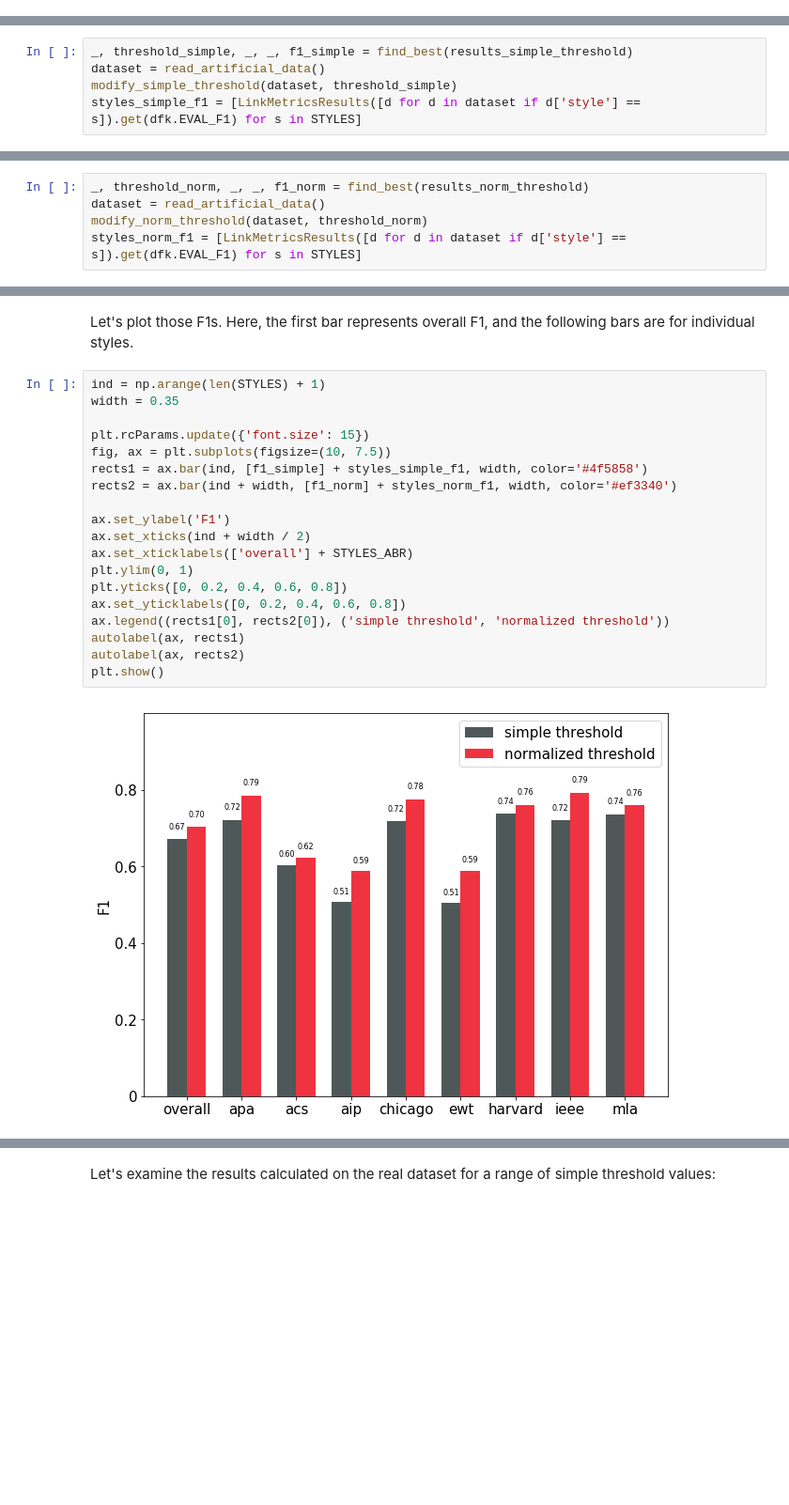
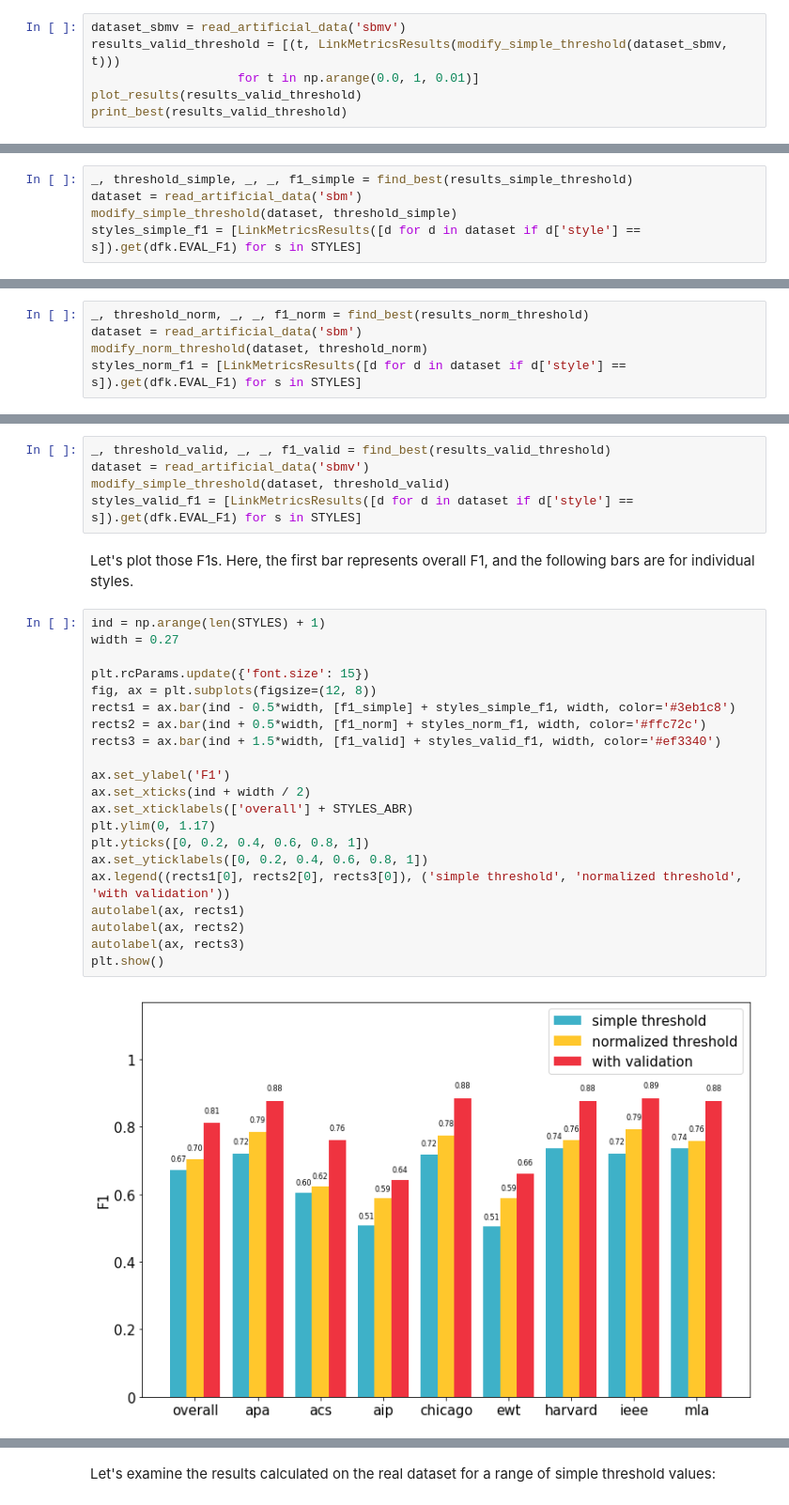
Before and after one commit to CrossRef/reference-matching-evaluation, a Jupyter notebook: analyses/relevance_threshold.ipynb, the cells around one changed output, grey strips where cells are left out. Shown: that part at 94% size. Saved outputs shown, nothing was run; the diff lists cells and outputs as text; blank space fills up the shorter version.

```diff
--- a/analyses/relevance_threshold.ipynb
+++ b/analyses/relevance_threshold.ipynb
@@ -287,0 +303,6 @@ plot_threshold_by_styles(best_threshold_norm_styles, balanced_threshold_norm_sty
+# %%
+dataset_sbmv = read_artificial_data('sbmv')
+results_valid_threshold = [(t, LinkMetricsResults(modify_simple_threshold(dataset_sbmv, t)))
+                    for t in np.arange(0.0, 1, 0.01)]
+plot_results(results_valid_threshold)
+print_best(results_valid_threshold)
@@ -295,13 +336,13 @@ Let's also compare the overall F1 and F1 for each style obtained by two versions
 Here we have F1s for the best simple threshold (53):
 # %%
 _, threshold_simple, _, _, f1_simple = find_best(results_simple_threshold)
-dataset = read_artificial_data()
+dataset = read_artificial_data('sbm')
 modify_simple_threshold(dataset, threshold_simple)
 styles_simple_f1 = [LinkMetricsResults([d for d in dataset if d['style'] == s]).get(dfk.EVAL_F1) for s in STYLES]
 # %% [markdown]
 And here we have F1s for the best normalized threshold (0.47):
 # %%
 _, threshold_norm, _, _, f1_norm = find_best(results_norm_threshold)
-dataset = read_artificial_data()
+dataset = read_artificial_data('sbm')
 modify_norm_threshold(dataset, threshold_norm)
 styles_norm_f1 = [LinkMetricsResults([d for d in dataset if d['style'] == s]).get(dfk.EVAL_F1) for s in STYLES]
@@ -308,24 +351,31 @@ styles_norm_f1 = [LinkMetricsResults([d for d in dataset if d['style'] == s]).ge
+# %%
+_, threshold_valid, _, _, f1_valid = find_best(results_valid_threshold)
+dataset = read_artificial_data('sbmv')
+modify_simple_threshold(dataset, threshold_valid)
+styles_valid_f1 = [LinkMetricsResults([d for d in dataset if d['style'] == s]).get(dfk.EVAL_F1) for s in STYLES]
 # %% [markdown]
 Let's plot those F1s. Here, the first bar represents overall F1, and the following bars are for individual styles.
 # %%
 ind = np.arange(len(STYLES) + 1)
-width = 0.35
+width = 0.27
 
 plt.rcParams.update({'font.size': 15})
-fig, ax = plt.subplots(figsize=(10, 7.5))
-rects1 = ax.bar(ind, [f1_simple] + styles_simple_f1, width, color='#4f5858')
-rects2 = ax.bar(ind + width, [f1_norm] + styles_norm_f1, width, color='#ef3340')
+fig, ax = plt.subplots(figsize=(12, 8))
+rects1 = ax.bar(ind - 0.5*width, [f1_simple] + styles_simple_f1, width, color='#3eb1c8')
+rects2 = ax.bar(ind + 0.5*width, [f1_norm] + styles_norm_f1, width, color='#ffc72c')
+rects3 = ax.bar(ind + 1.5*width, [f1_valid] + styles_valid_f1, width, color='#ef3340')
 
 ax.set_ylabel('F1')
 ax.set_xticks(ind + width / 2)
 ax.set_xticklabels(['overall'] + STYLES_ABR)
-plt.ylim(0, 1)
-plt.yticks([0, 0.2, 0.4, 0.6, 0.8])
-ax.set_yticklabels([0, 0.2, 0.4, 0.6, 0.8])
-ax.legend((rects1[0], rects2[0]), ('simple threshold', 'normalized threshold'))
+plt.ylim(0, 1.17)
+plt.yticks([0, 0.2, 0.4, 0.6, 0.8, 1])
+ax.set_yticklabels([0, 0.2, 0.4, 0.6, 0.8, 1])
+ax.legend((rects1[0], rects2[0], rects3[0]), ('simple threshold', 'normalized threshold', 'with validation'))
 autolabel(ax, rects1)
 autolabel(ax, rects2)
+autolabel(ax, rects3)
 plt.show()
 # %% [output]
-[figure, old version]
+[figure, new version]
 # %% [markdown]
```
Also changed, not shown: parts of 33 cells of this notebook, 16 other files.
